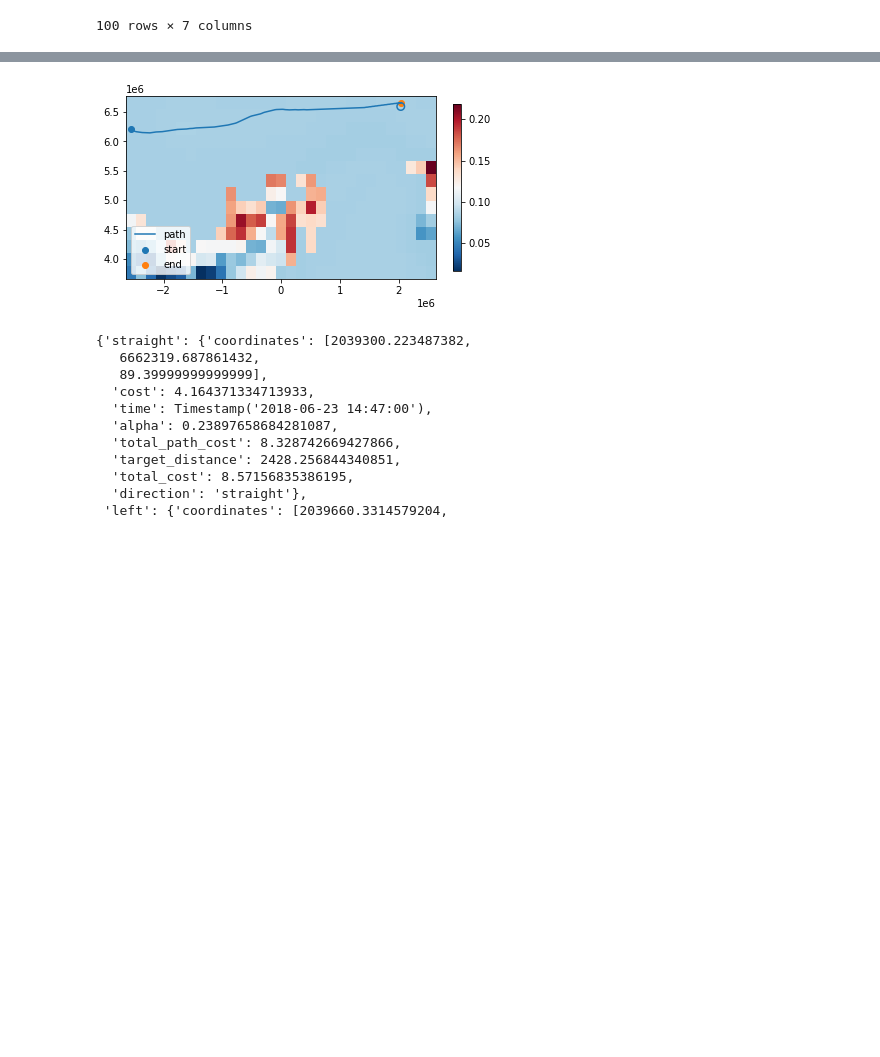
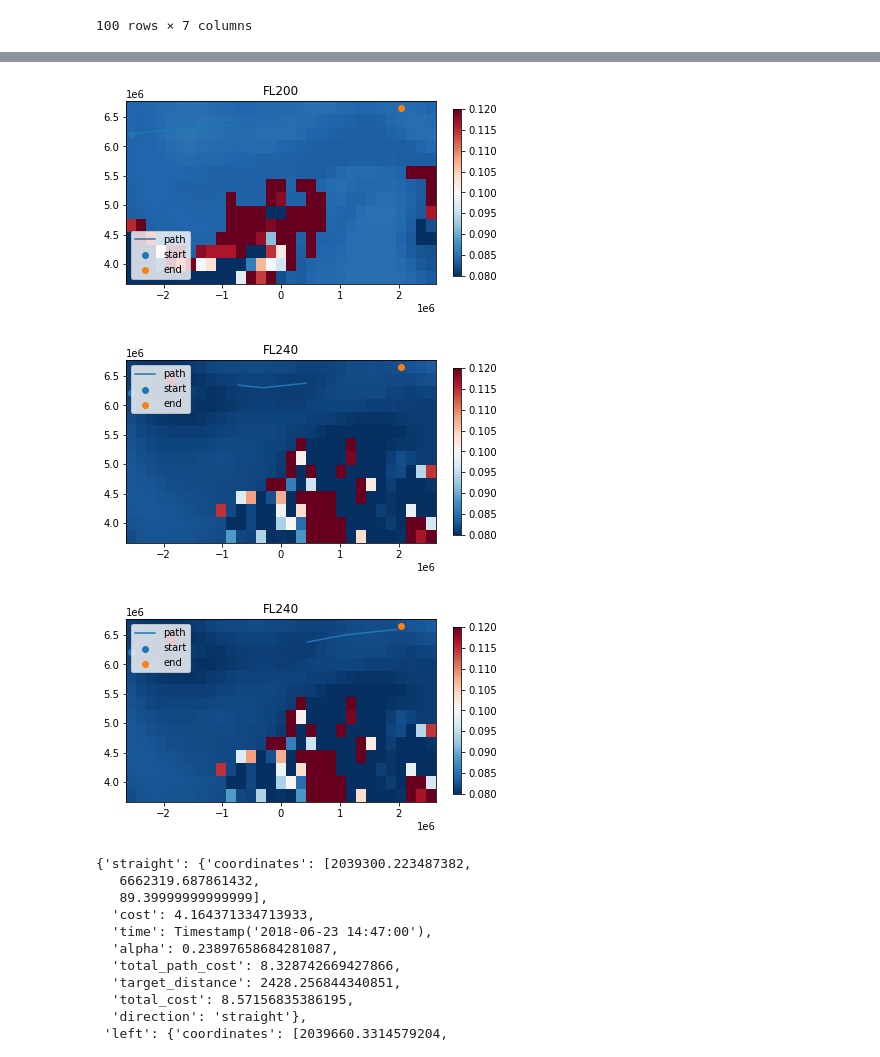
Before and after one commit to kenodressel/climate-challenge, a Jupyter notebook: Classic_Approach.ipynb, the cells around one changed output, grey strips where cells are left out. Cells and saved outputs as stored; diff of their text form; code cells hidden in the pictures; blank space fills up the shorter version.

Commit message:
classic approach with data

```diff
--- a/Classic_Approach.ipynb
+++ b/Classic_Approach.ipynb
@@ -316,4 +263 @@ See the caveats in the documentation: https://pandas.pydata.org/pandas-docs/stab
-# %%
-next_direction = 'down'
-direction = 'down'
 # %%
@@ -382,0 +326,15 @@ plt.legend()
+# %%
+greedyness = [0.08, 0.01, 0.008]
+df_result = pd.DataFrame(columns=greedyness)
+history = None
+for i,f in flights.iterrows():
+    row = []
+    for g in greedyness:
+        history = get_path(f, g)
+        c = get_cost(history)
+        row.append(c)
+        print(g, c)
+    df_result.loc[i] = row
+    print()
+    if(i > 1):
+        break
@@ -383,21 +364,55 @@ plt.legend()
 # %%
+# plot flight over flight levels
 import matplotlib.pyplot as plt
 
-path = np.array([x['coordinates'][0:2] for x in history])
-image = df[df['FL'] == 200].pivot_table(columns='LONGITUDE', index = 'LATITUDE', values='MERGED')
-plt.imshow(image, extent =[-31 * 85000, 31 * 85000, 33 * 111000, 61 * 111000], cmap = 'RdBu_r')
 
-plt.colorbar(fraction=0.02503)
-plt.plot(path[:, 0], path[:, 1], label='path')
-plt.scatter(flight['start_longitudinal'], flight['start_latitudinal'], label='start')
-plt.scatter(flight['end_longitudinal'], flight['end_latitudinal'], label='end')
+def plot_path(history, flight):
+    path = np.array([x['coordinates'] for x in history])
 
-#plt.xlim([6214000, 6230000])
-#plt.ylim([-2550000, -2530000])
-plt.legend()
-plt.show()
+    fl = {}
+    last_fl = None
+    current_path = []
+    for i,p in enumerate(path):
+        curr_fl = get_closest(p[2], 'FL')
+
+        current_path.append(p)
+
+
+        if((last_fl == None or curr_fl == last_fl) and i < len(path) - 2):
+            last_fl = curr_fl
+            continue
+
+        if(len(current_path) < 2):
+            continue
+
+        if(curr_fl not in fl):
+            fl[curr_fl] = df[df['FL'] == curr_fl].pivot_table(columns='LONGITUDE', index = 'LATITUDE', values='MERGED')
+        image = fl[curr_fl]
+
+        current_path = np.array(current_path)
+
+        plt.imshow(image, extent =[-31 * 85000, 31 * 85000, 33 * 111000, 61 * 111000], cmap = 'RdBu_r', vmin=0.08, vmax=0.12)
+
+        #print(fl)
+        plt.colorbar(fraction=0.02503)
+        plt.plot(current_path[:, 0], current_path[:, 1], label='path')
+
+        plt.scatter(flight['start_longitudinal'], flight['start_latitudinal'], label='start')
+        plt.scatter(flight['end_longitudinal'], flight['end_latitudinal'], label='end')
+
+        #plt.xlim([6214000, 6230000])
+        #plt.ylim([-2550000, -2530000])
+        plt.legend()
+        plt.title('FL' + str(curr_fl))
+        plt.show()
+        current_path=[]
+        last_fl = curr_fl
+
+plot_path(history, flight)
 # %% [output]
-[figure, old version]
+[figure, new version]
+[figure, added]
+[figure, added]
 # %%
 for k in options.keys():
     plt.scatter(options[k]['coordinates'][0], options[k]['coordinates'][1], label=k)
```
Also changed, not shown: parts of 14 cells of this notebook, 3 other files.
